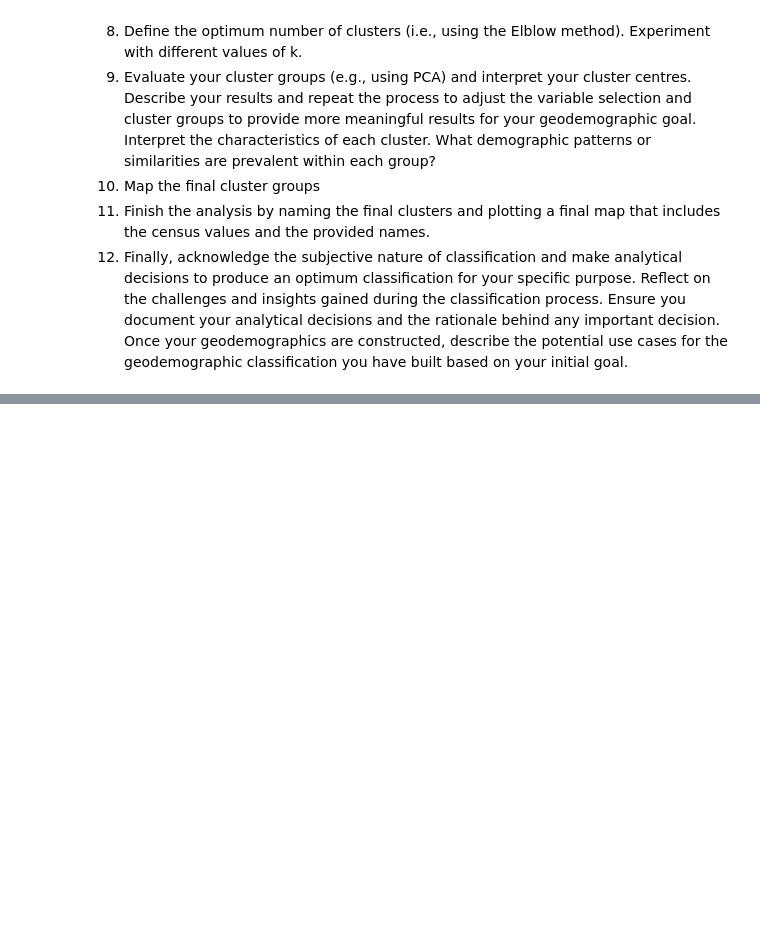
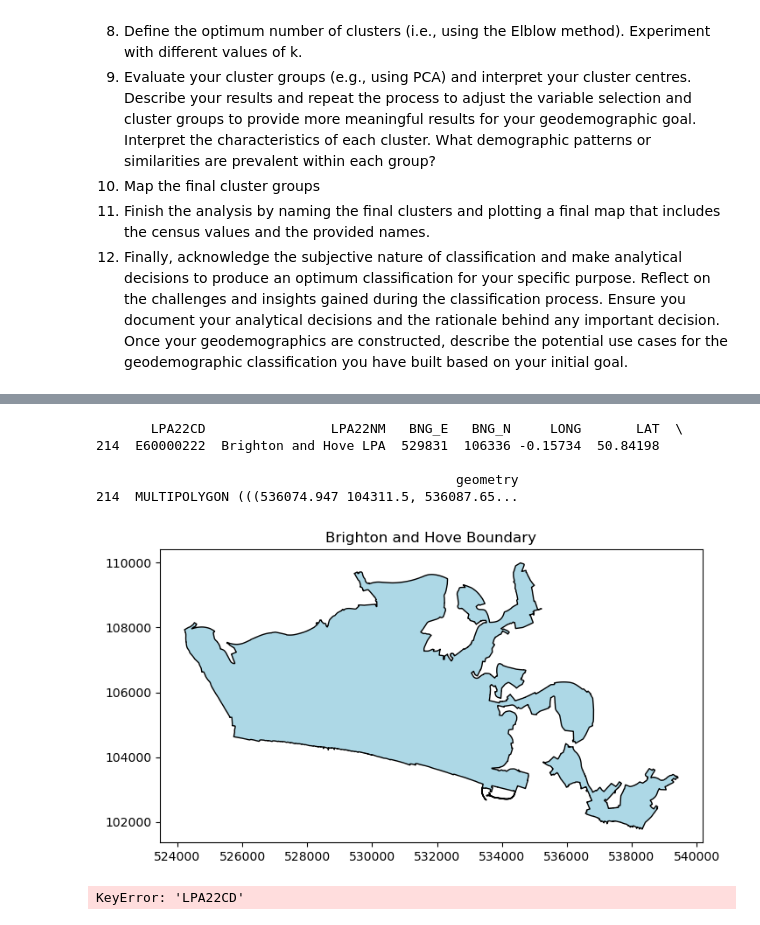
Before and after one commit to beapinol/UrbanAn, a Jupyter notebook: Lab_Six/UA_LabWorkbook_6.2.ipynb, the cells around one changed output, grey strips where cells are left out. Cells and saved outputs as stored; diff of their text form; code cells hidden in the pictures; blank space fills up the shorter version.

```diff
--- a/Lab_Six/UA_LabWorkbook_6.2.ipynb
+++ b/Lab_Six/UA_LabWorkbook_6.2.ipynb
@@ -23,0 +74,10 @@ In this challenge, you will replicate the process of creating a geodemographic c
+# %%
+#working with only the lower tier local authority of Brighton and Hove
+import pandas as pd
+import geopandas as gpd
+
+#first have to import the shapefile of local authority boundaries for England
+shp_path = "data/lab_raw_data/LPA_APR_2022_UK_BFC.shp"
+gdf = gpd.read_file(shp_path)
+
+gdf.head()
@@ -23,0 +91,10 @@ In this challenge, you will replicate the process of creating a geodemographic c
+# %%
+#filtering the local authority boundaries to only include Brighton and Hove
+brighton_gdf = gdf[gdf["LPA22CD"] == "E60000222"]
+print(brighton_gdf)
+# %% [output]
+       LPA22CD                LPA22NM   BNG_E   BNG_N     LONG       LAT  \
+214  E60000222  Brighton and Hove LPA  529831  106336 -0.15734  50.84198
+
+                                              geometry
+214  MULTIPOLYGON (((536074.947 104311.5, 536087.65...
@@ -23,0 +104,25 @@ In this challenge, you will replicate the process of creating a geodemographic c
+# %%
+#visualising the boundary of our selected city of Study
+import matplotlib.pyplot as plt
+brighton_gdf.plot(figsize=(8,6), edgecolor="black", color="lightblue")
+plt.title("Brighton and Hove Boundary")
+plt.show()
+# %% [output]
+[figure, added]
+# %%
+#merging the GeoDataFrame of our spatial area with the DataFrame of variables
+
+#loading our dataframe for variables for Brighton and Hove
+csv_path = "data/lab_raw_data/merged_lab_data.csv"
+csv_data = pd.read_csv(csv_path, low_memory=False)
+
+#merging the gdf and df
+merged_data = brighton_gdf.merge(csv_data, left_on='code', right_on='LPA22CD', how='left')
+
+#displaying the first few rows to verify a successful merge
+print(merged_brighton_data.head())
+
+#saving the merged data as a new shapefile
+merged_brighton_data.to_file("data/lab_raw_data/merged_brighton_data.shp", driver="ESRI Shapefile")
+# %% [output]
+KeyError: 'LPA22CD'
```
Also changed, not shown: parts of 10 cells of this notebook, 13 other files.
